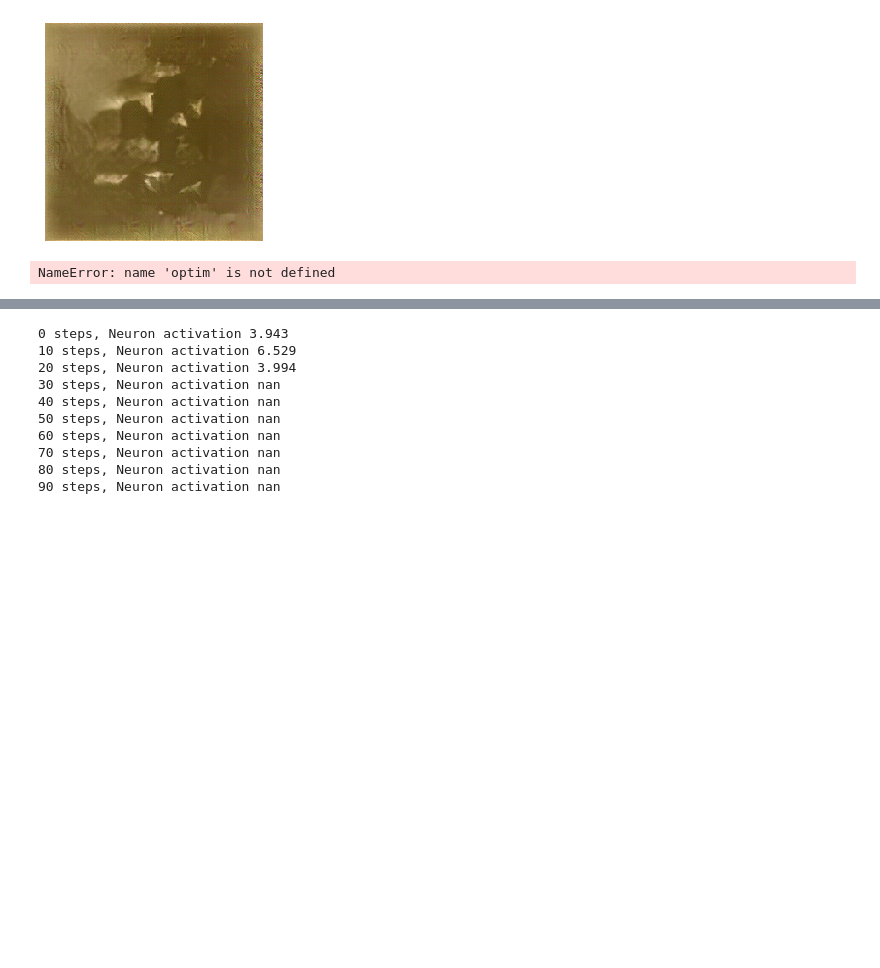
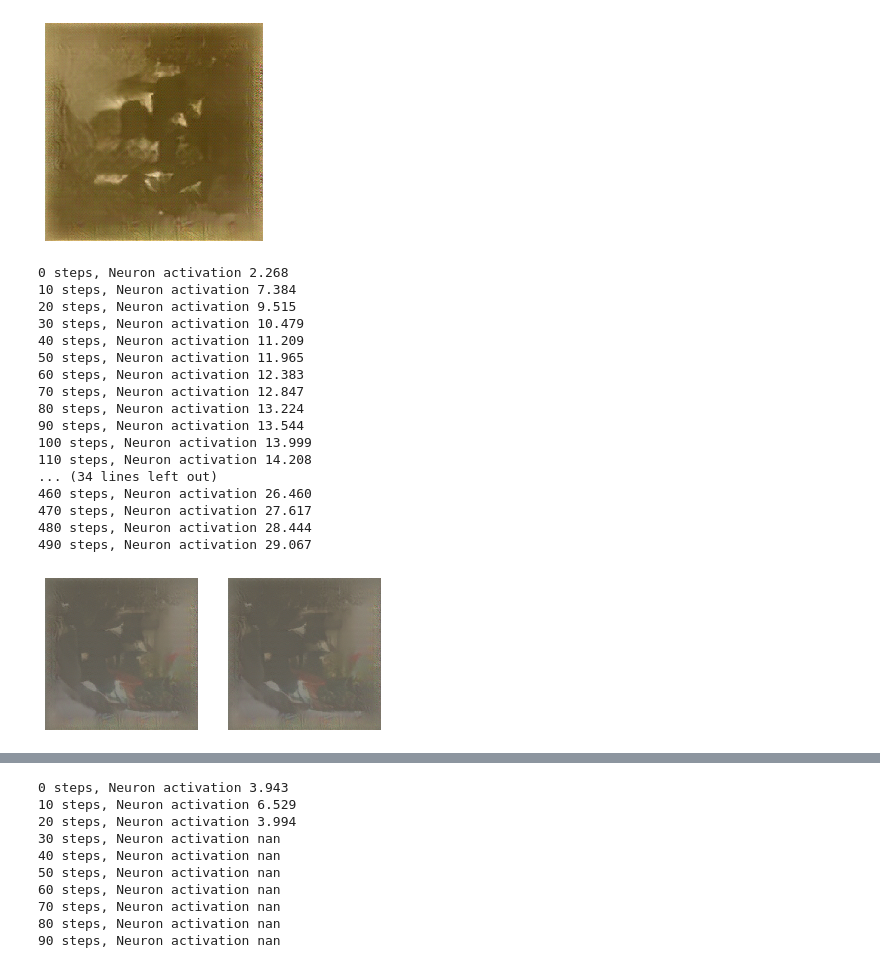
Before and after one commit to Animadversio/Activation-Maximization-for-Visual-System, a Jupyter notebook: Feature_Visualization_Demo.ipynb, the cells around one changed output, grey strips where cells are left out. Cells and saved outputs as stored; diff of their text form; code cells hidden in the pictures; blank space fills up the shorter version.

```diff
--- a/Feature_Visualization_Demo.ipynb
+++ b/Feature_Visualization_Demo.ipynb
@@ -567,34 +567,52 @@ plt.show()
 # %% [output]
 [figure]
 # %%
-feat = np.random.rand(1, 4096)
+feat = 0.01 * np.random.rand(1, 4096)
 feat = torch.from_numpy(np.float32(feat))
 feat = Variable(feat, requires_grad = True)
 offset = 16
-pipe_optimizer = optim.Adam([feat], lr=0.02) # Seems Adam is not so good, Adagrad ... is not so
+pipe_optimizer = optim.Adagrad([feat], lr=0.02) # Seems Adam is not so good, Adagrad ... is not so
 for step in range(500):
     blobs = Generator(feat)
     out_img = blobs['deconv0']
     center_img = out_img[:, :, offset:-offset, offset:-offset]
     blobs_CNN = net(center_img)
     fc8_neuron1 = - blobs_CNN['fc8'][0,1]
     fc8_neuron1.backward()
     pipe_optimizer.step()
     if step%25==0:
         pipe_optimizer.zero_grad()
     if step%10==0:
         print("%d steps, Neuron activation %.3f"%(step, - fc8_neuron1.data.item() ))
 # with torch.no_grad():
 #     plt.imshow((out_img.view([256,256,3]) - out_img.data.min())/ (out_img.data.max()-out_img.data.min()))# .view([224,224,3])
 #     plt.axis('off')
 # plt.show()
 deproc_img = detfmr.deprocess('data', out_img.data.numpy())
 plt.subplot(1,2,1)
 plt.imshow(deproc_img)# .view([224,224,3])
 plt.axis('off')
 plt.subplot(1,2,2)
-plt.imshow((deproc_img - deproc_img.min())/(deproc_img.max()-deproc_img.min()))# .view([224,224,3])
+deproc_img = detfmr.deprocess('data', out_img.data.numpy())
+plt.imshow(np.clip(deproc_img, 0, 1))# .view([224,224,3])
 plt.axis('off')
 plt.show()
 # %% [output]
-NameError: name 'optim' is not defined
+0 steps, Neuron activation 2.268
+10 steps, Neuron activation 7.384
+20 steps, Neuron activation 9.515
+30 steps, Neuron activation 10.479
+40 steps, Neuron activation 11.209
+50 steps, Neuron activation 11.965
+60 steps, Neuron activation 12.383
+70 steps, Neuron activation 12.847
+80 steps, Neuron activation 13.224
+90 steps, Neuron activation 13.544
+100 steps, Neuron activation 13.999
+110 steps, Neuron activation 14.208
+... (34 lines left out)
+460 steps, Neuron activation 26.460
+470 steps, Neuron activation 27.617
+480 steps, Neuron activation 28.444
+490 steps, Neuron activation 29.067
+[figure, added]
```
Also changed, not shown: parts of 5 cells of this notebook.
